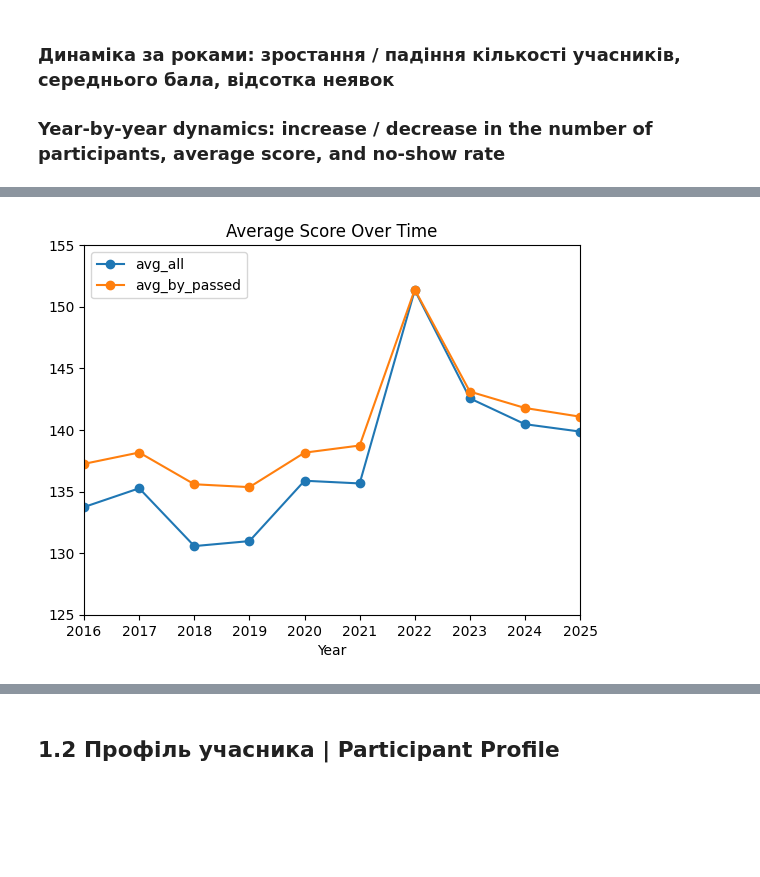
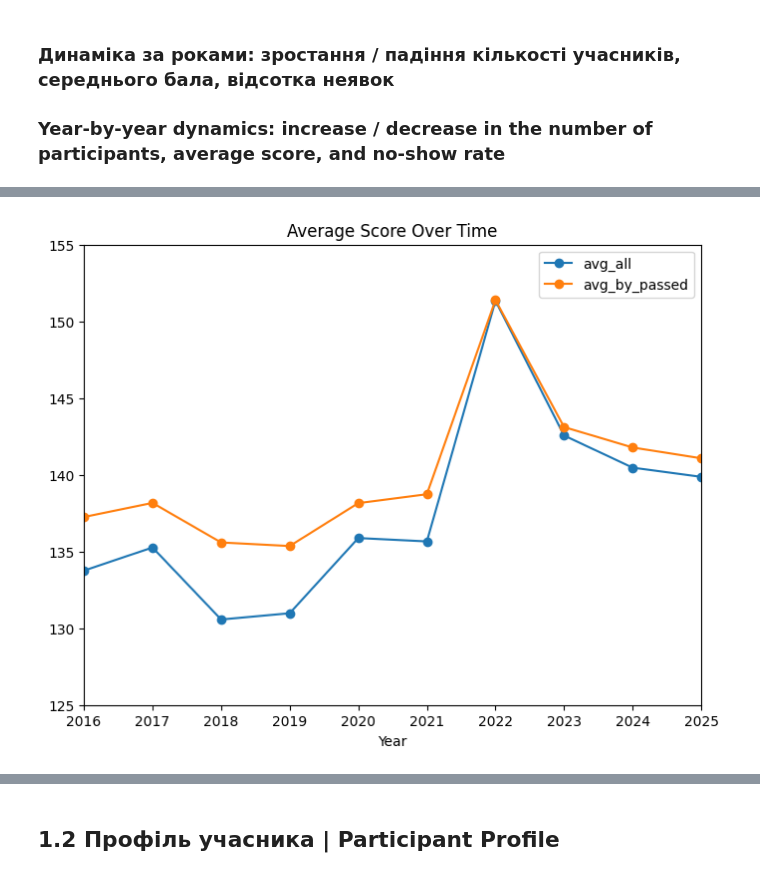
Before and after one commit to Chocopie-DA/ZNO-NMT-score-analysis, a Jupyter notebook: analysis_zno_nmt.ipynb, the cells around one changed output, grey strips where cells are left out. Cells and saved outputs as stored; diff of their text form; code cells hidden in the pictures; blank space fills up the shorter version.

```diff
--- a/analysis_zno_nmt.ipynb
+++ b/analysis_zno_nmt.ipynb
@@ -485,12 +512,12 @@ partic_count_by_year_dynamic = fig
 # %%
-fig, ax = plt.subplots()
+fig, ax = plt.subplots(figsize=(8, 6))
 
 balls.groupby('Year')[['avg_all', 'avg_by_passed']].mean().plot(kind='line', marker='o', ax=ax)
 ax.set_ylim(125, 155)
 ax.set_xlim(2016, 2025)
 ax.set_title('Average Score Over Time')
 
 avg_score_dynamic = fig
 # %% [output]
-[figure, old version]
+[figure, new version]
 # %%
```
Also changed, not shown: parts of 70 cells of this notebook.
